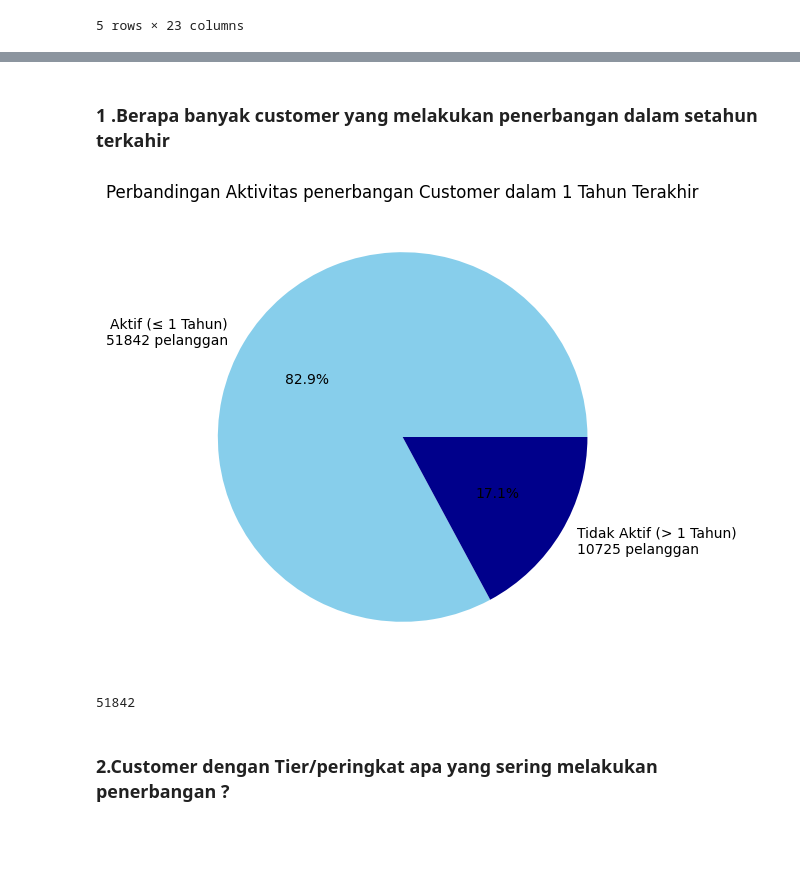
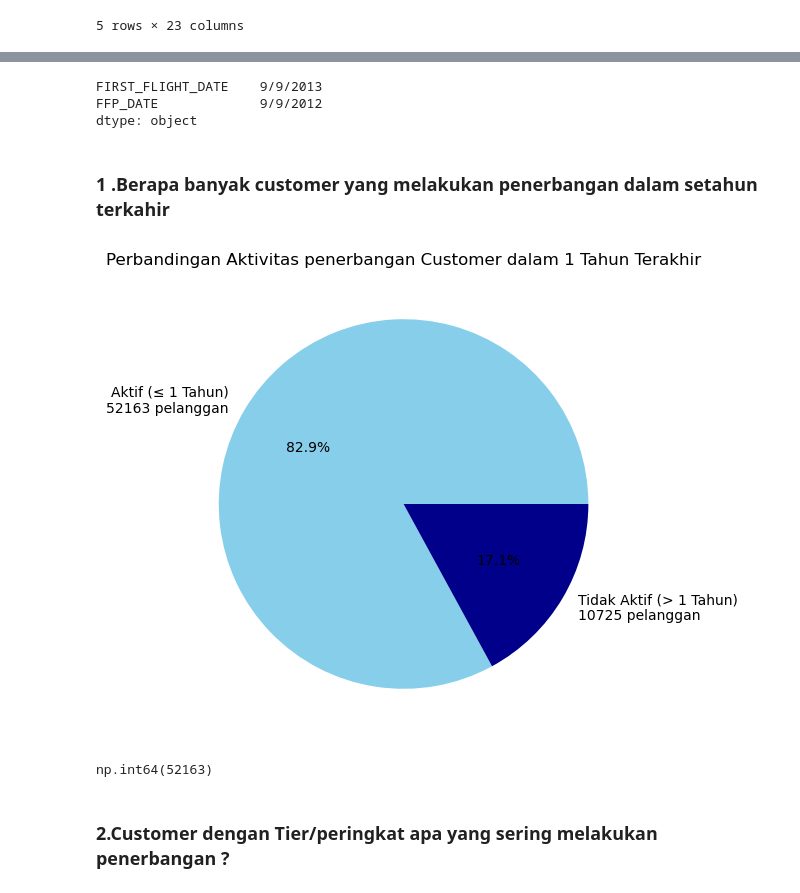
Before and after one commit to agirahmawandi/hw_unsupervised_learning, a Jupyter notebook: Agi_rahmawandi_batch57_Unsupervised_Learning.ipynb, the cells around one changed output, grey strips where cells are left out. Saved outputs shown, nothing was run; the diff lists cells and outputs as text; code cells hidden in the pictures; blank space fills up the shorter version.

```diff
--- a/Agi_rahmawandi_batch57_Unsupervised_Learning.ipynb
+++ b/Agi_rahmawandi_batch57_Unsupervised_Learning.ipynb
@@ -46,39 +45,44 @@ Data columns (total 23 columns):
  22  Point_NotFlight    62988 non-null  int64
 dtypes: float64(5), int64(10), object(8)
 memory usage: 11.1+ MB
+# %%
+df[['FIRST_FLIGHT_DATE','FFP_DATE']].max()
+# %% [output]
+FIRST_FLIGHT_DATE    9/9/2013
+FFP_DATE             9/9/2012
+dtype: object
 # %%
 df_1 = df.copy()
 df_1["FIRST_FLIGHT_DATE"] = pd.to_datetime(df_1["FIRST_FLIGHT_DATE"], errors="coerce")
 df_1["LAST_FLIGHT_DATE"] = pd.to_datetime(df_1["LAST_FLIGHT_DATE"], errors="coerce")
 df_1["LOAD_TIME"] = pd.to_datetime(df_1["LOAD_TIME"], errors="coerce")
 # %%
-# Hitung Recency, Frequency, Monetary
-# df_1["Recency"] = (df_1["LOAD_TIME"] - df_1["LAST_FLIGHT_DATE"]).dt.days
-# df_1["Frequency"] = df_1["FLIGHT_COUNT"]
 df_1["total_revenue"] = df_1[["SUM_YR_1", "SUM_YR_2"]].sum(axis=1, skipna=True)
+
+df_1["recency"] = (df_1["LOAD_TIME"] - df_1["LAST_FLIGHT_DATE"]).dt.days
 # %% [markdown]
 ### 1 .Berapa banyak customer yang melakukan penerbangan dalam setahun terkahir
 # %%
 # Hitung jumlah customer per kategori
-aktif_count = ((df_1["LOAD_TIME"] - df_1["LAST_FLIGHT_DATE"]).dt.days <= 365).sum()
+aktif_count = (df_1['LAST_TO_END'] <= 365).sum()
 tidak_aktif_count = ((df_1["LOAD_TIME"] - df_1["LAST_FLIGHT_DATE"]).dt.days > 365).sum()
 
 # Data untuk pie chart
 counts = [aktif_count, tidak_aktif_count]
 labels = [
     f"Aktif (≤ 1 Tahun)\n{aktif_count} pelanggan",
     f"Tidak Aktif (> 1 Tahun)\n{tidak_aktif_count} pelanggan"
 ]
 
 # Pie chart
 plt.figure(figsize=(6,6))
 plt.pie(counts, labels=labels, autopct='%1.1f%%', colors=["skyblue", "darkblue"])
 plt.title("Perbandingan Aktivitas penerbangan Customer dalam 1 Tahun Terakhir")
 plt.show()
 aktif_count
 # %% [output]
-[figure, old version]
+[figure, new version]
-51842
+np.int64(52163)
 # %% [markdown]
 ### 2.Customer dengan Tier/peringkat apa yang sering melakukan penerbangan ?
 # %%
```
Also changed, not shown: parts of 39 cells of this notebook.
